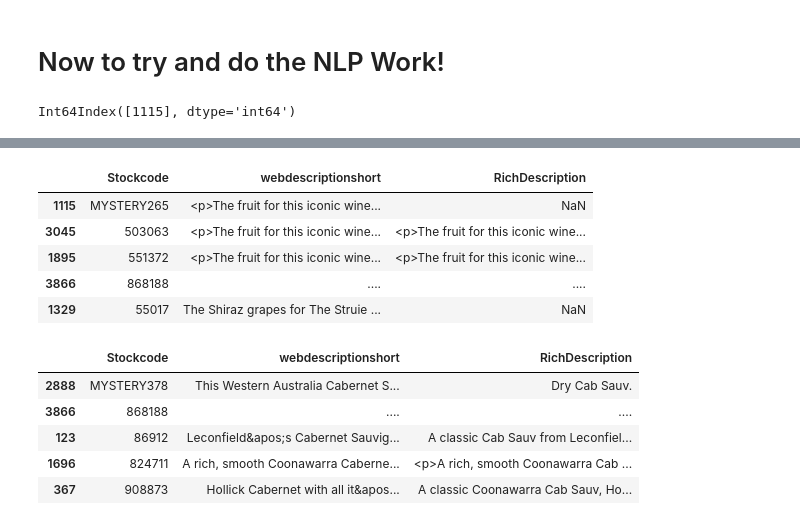
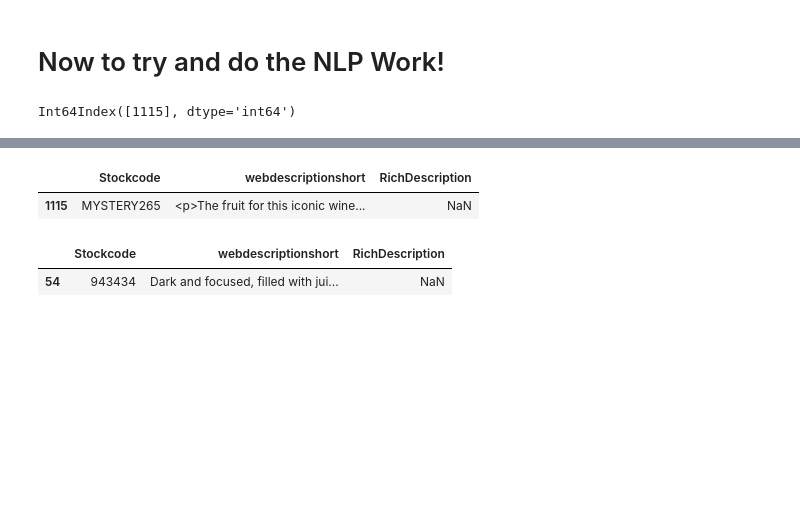
Before and after one commit to paneadie/dans, a Jupyter notebook: Dans4.ipynb, the cells around one changed output, grey strips where cells are left out. Cells and saved outputs as stored; diff of their text form; code cells hidden in the pictures; blank space fills up the shorter version.

```diff
--- a/Dans4.ipynb
+++ b/Dans4.ipynb
@@ -101,6 +27,6 @@ No product found
 # %%
 #file_res = "API_results_" + time.strftime("%Y%m%d") + ".csv"
-file_res = "API_results_20210817.csv"
+file_res = "API_results_20210822.csv"
 my_df = pd.read_csv(file_res)
 
 ## Categories
@@ -550,8 +435,8 @@ tfidf_features_rich = rich_tfidf_vectorizer.get_feature_names()
 from sklearn.neighbors import NearestNeighbors
 
 # Create the k-NN model using k=5
-nn_web = NearestNeighbors(n_neighbors=5, algorithm='auto')
-nn_rich = NearestNeighbors(n_neighbors=5, algorithm='auto')
+nn_web = NearestNeighbors(n_neighbors=1, algorithm='auto')
+nn_rich = NearestNeighbors(n_neighbors=1, algorithm='auto')
 
 # Fit the models to the TF-IDF weights matrix
 nn_fitted_web = nn_web.fit(tfidf_weights_web)
@@ -583,17 +470,9 @@ find_nearest_papers(1115, nn_fitted_web, tfidf_weights_web, tfidf_features_web,
 # %% [output]
 |  | Stockcode | webdescriptionshort | RichDescription |
 | 1115 | MYSTERY265 | <p>The fruit for this iconic wine... | NaN |
-| 3045 | 503063 | <p>The fruit for this iconic wine... | <p>The fruit for this iconic wine... |
-| 1895 | 551372 | <p>The fruit for this iconic wine... | <p>The fruit for this iconic wine... |
-| 3866 | 868188 | .... | .... |
-| 1329 | 55017 | The Shiraz grapes for The Struie ... | NaN |
 # %%
 #find_nearest_papers(1, nn_fitted_abs, tfidf_weights_abs, tfidf_features_abs, papers)['papers']
-find_nearest_papers(2888, nn_fitted_rich, tfidf_weights_rich, tfidf_features_rich, kept)['Wines']
+find_nearest_papers(1115, nn_fitted_rich, tfidf_weights_rich, tfidf_features_rich, kept)['Wines']
 # %% [output]
 |  | Stockcode | webdescriptionshort | RichDescription |
-| 2888 | MYSTERY378 | This Western Australia Cabernet S... | Dry Cab Sauv. |
-| 3866 | 868188 | .... | .... |
-| 123 | 86912 | Leconfield&apos;s Cabernet Sauvig... | A classic Cab Sauv from Leconfiel... |
-| 1696 | 824711 | A rich, smooth Coonawarra Caberne... | <p>A rich, smooth Coonawarra Cab ... |
-| 367 | 908873 | Hollick Cabernet with all it&apos... | A classic Coonawarra Cab Sauv, Ho... |
+| 54 | 943434 | Dark and focused, filled with jui... | NaN |
```
Also changed, not shown: parts of 26 cells of this notebook, 2 other files.
